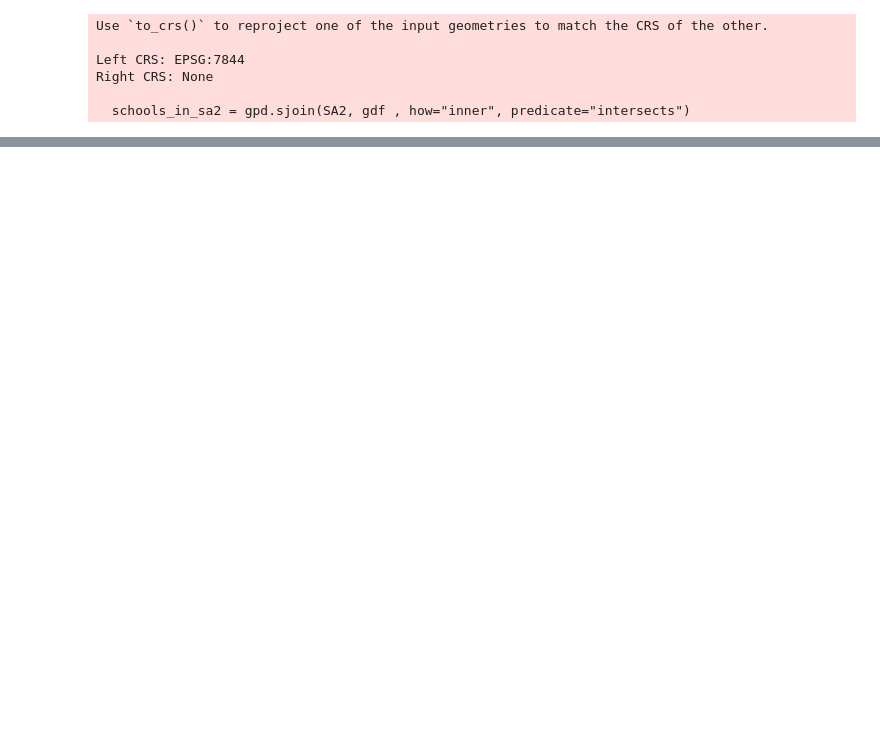
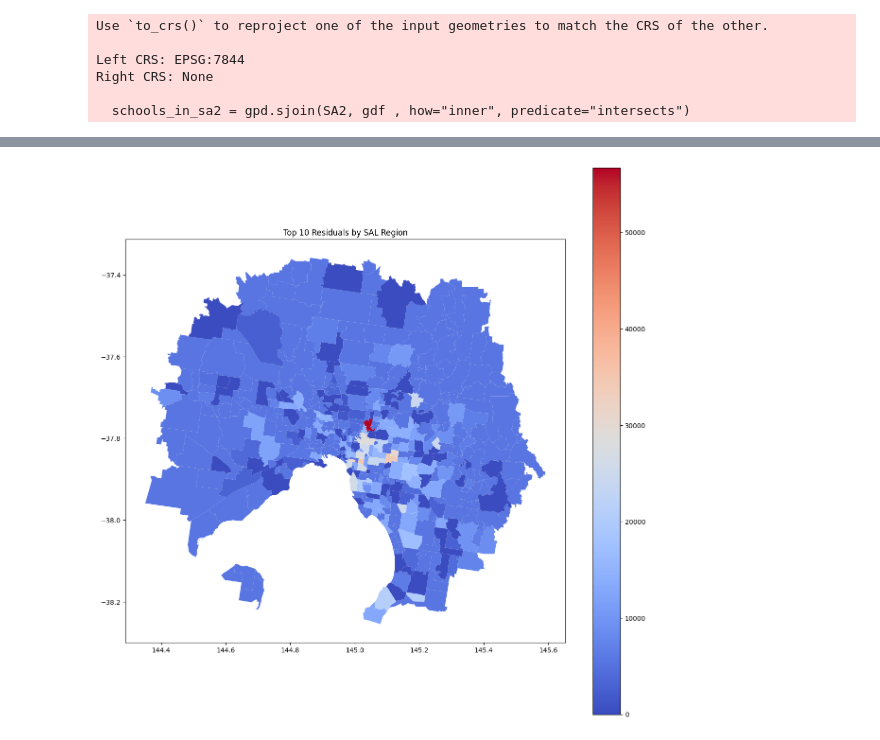
Before and after one commit to MAST30034-AppliedDataScience/project-2-group-real-estate-industry-project-8, a Jupyter notebook: notebooks/School_preprocessing/school_data_preprocessing.ipynb, the cells around one changed output, grey strips where cells are left out. Saved outputs shown, nothing was run; the diff lists cells and outputs as text; code cells hidden in the pictures; blank space fills up the shorter version.

```diff
--- a/notebooks/School_preprocessing/school_data_preprocessing.ipynb
+++ b/notebooks/School_preprocessing/school_data_preprocessing.ipynb
@@ -76,2 +122,10 @@ dtype: int64
+# %%
+# graph top 10 residuals
+fig, ax = plt.subplots(figsize=(15, 15))
+grouped_df.plot(column='average_price', ax=ax, legend=True, cmap='coolwarm')
+plt.title('Top 10 Residuals by SAL Region')
+plt.show()
+# %% [output]
+[figure, added]
 # %%
 grouped_df.to_csv("../../data/curated/schools.csv", index=False)
```
Also changed, not shown: parts of 8 cells of this notebook, 5 other files.
